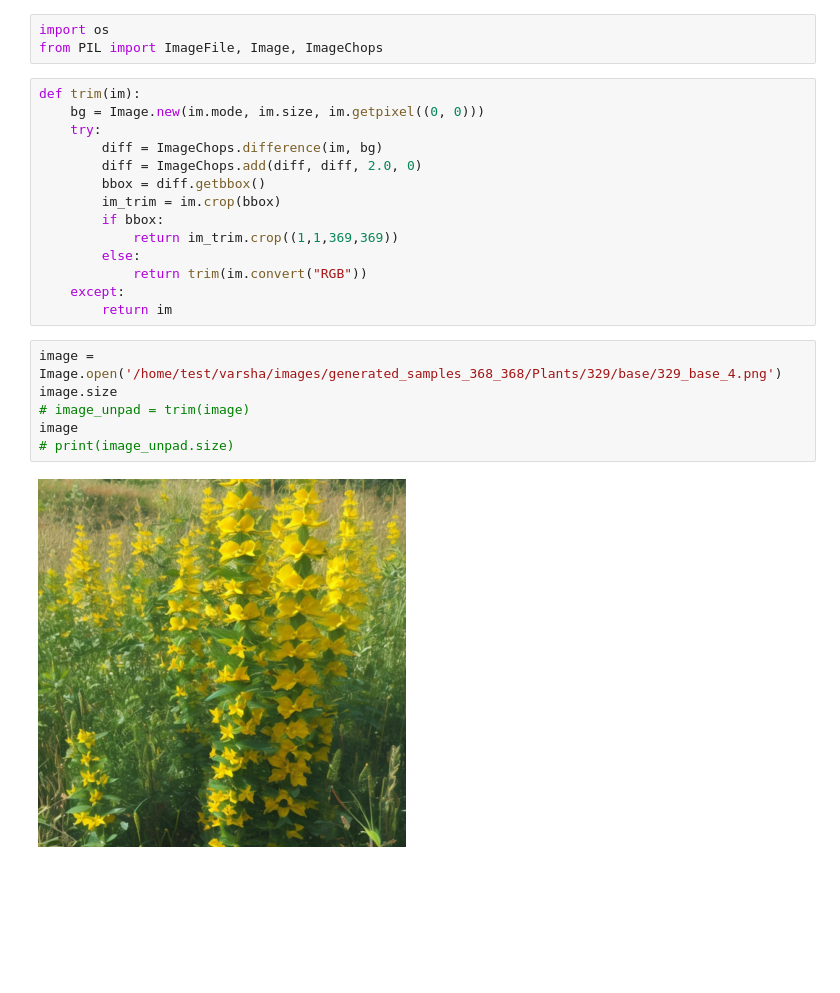
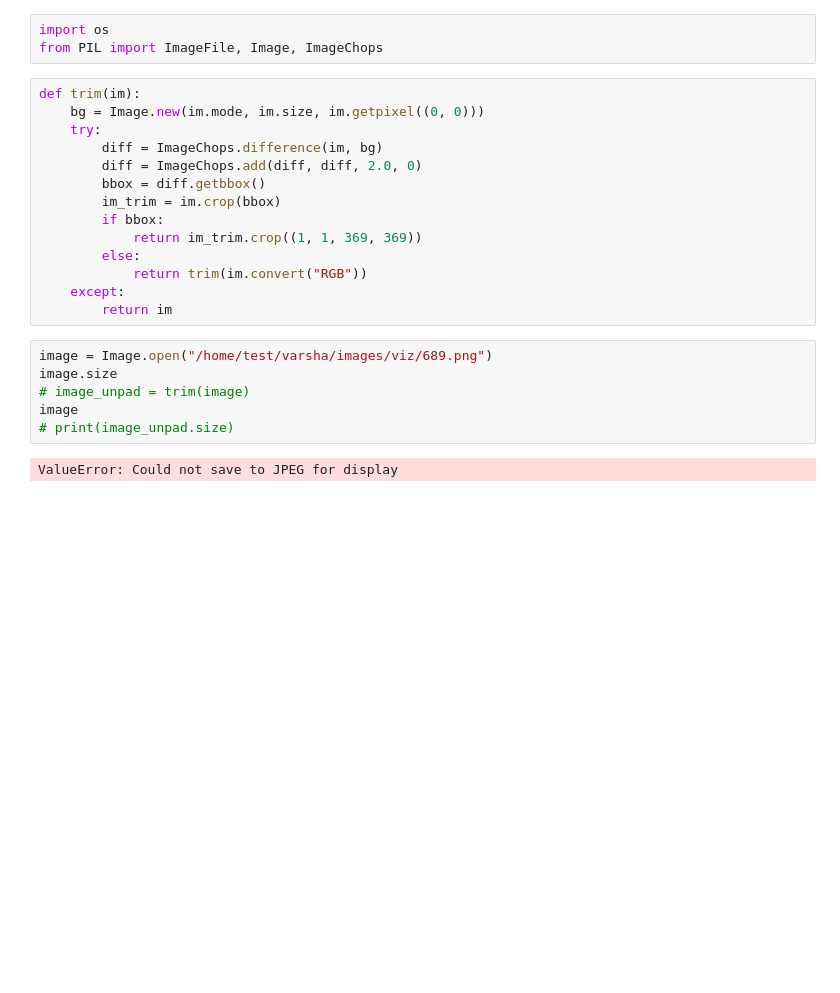
Before and after one commit to VarshaSatish/NoisyTwins, a Jupyter notebook: resize.ipynb, the cells around one changed output. Cells and saved outputs as stored; diff of their text form; blank space fills up the shorter version.

```diff
--- a/resize.ipynb
+++ b/resize.ipynb
@@ -10,17 +10,18 @@ def trim(im):
         bbox = diff.getbbox()
         im_trim = im.crop(bbox)
         if bbox:
-            return im_trim.crop((1,1,369,369))
+            return im_trim.crop((1, 1, 369, 369))
         else:
             return trim(im.convert("RGB"))
     except:
         return im
 # %%
-image = Image.open('/home/test/varsha/images/generated_samples_368_368/Plants/329/base/329_base_4.png')
+image = Image.open("/home/test/varsha/images/viz/689.png")
 image.size
 # image_unpad = trim(image)
 image
 # print(image_unpad.size)
 # %% [output]
+ValueError: Could not save to JPEG for display
-[figure, old version]
+[figure, new version]
 # %%
```
Also changed, not shown: parts of 1 cell of this notebook, 4 other files.
